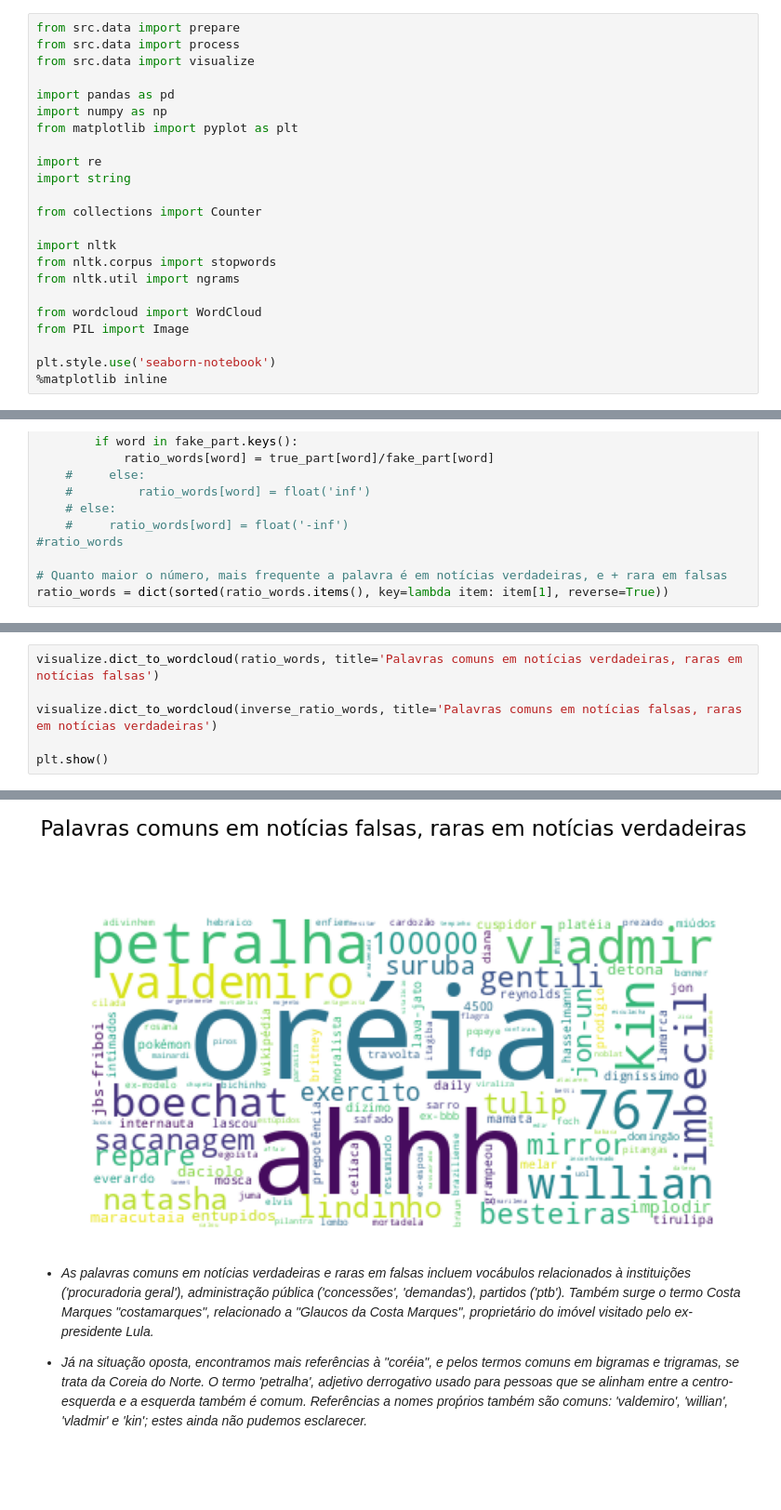
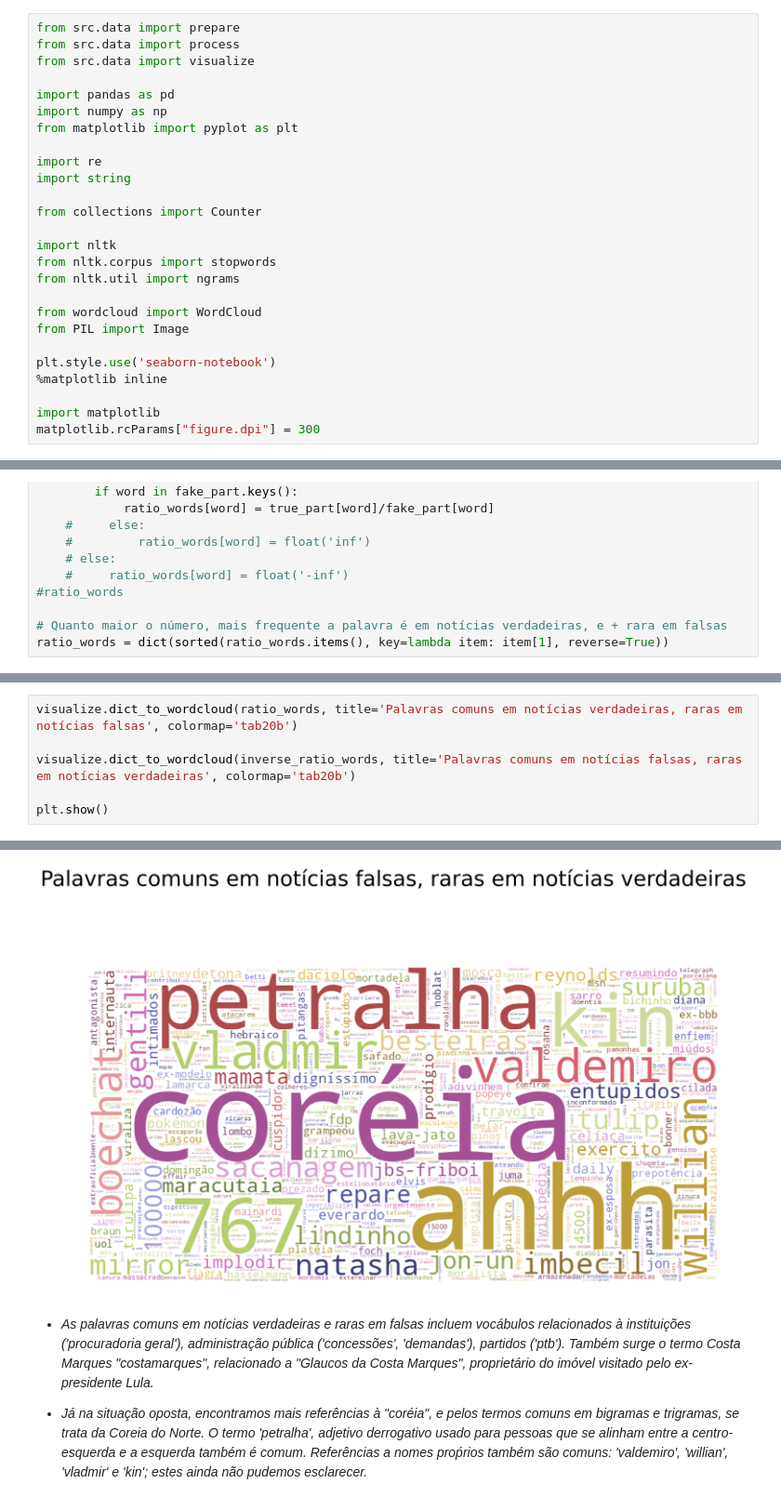
Before and after one commit to atlantico-academy/apura, a Jupyter notebook: notebooks/01 - Exploratory Data Analysis.ipynb, the cells around one changed output, grey strips where cells are left out. Shown at 93% size. Cells and saved outputs as stored; diff of their text form; blank space fills up the shorter version.

Commit message:
Altera imagens nb

```diff
--- a/notebooks/01 - Exploratory Data Analysis.ipynb
+++ b/notebooks/01 - Exploratory Data Analysis.ipynb
@@ -24,6 +24,9 @@ from PIL import Image
 
 plt.style.use('seaborn-notebook')
 %matplotlib inline
+
+import matplotlib
+matplotlib.rcParams["figure.dpi"] = 300
 # %% [markdown]
 ## Carregando os dados
 # %%
@@ -443,7 +430,7 @@ inverse_ratio_words = dict(sorted(inverse_ratio_words.items(), key=lambda item:
 # %%
-visualize.dict_to_wordcloud(ratio_words, title='Palavras comuns em notícias verdadeiras, raras em notícias falsas')
+visualize.dict_to_wordcloud(ratio_words, title='Palavras comuns em notícias verdadeiras, raras em notícias falsas', colormap='tab20b')
 
-visualize.dict_to_wordcloud(inverse_ratio_words, title='Palavras comuns em notícias falsas, raras em notícias verdadeiras')
+visualize.dict_to_wordcloud(inverse_ratio_words, title='Palavras comuns em notícias falsas, raras em notícias verdadeiras', colormap='tab20b')
 
 plt.show()
 # %% [output]
@@ -451,4 +438,4 @@ plt.show()
-[figure, old version]
+[figure, new version]
 # %% [markdown]
 - *As palavras comuns em notícias verdadeiras e raras em falsas incluem vocábulos relacionados à instituições ('procuradoria geral'), administração pública ('concessões', 'demandas'), partidos ('ptb'). Também surge o termo Costa Marques "costamarques", relacionado a "Glaucos da Costa Marques", proprietário do imóvel visitado pelo ex-presidente Lula.*
 
```
Also changed, not shown: parts of 15 cells of this notebook, 2 other files.
